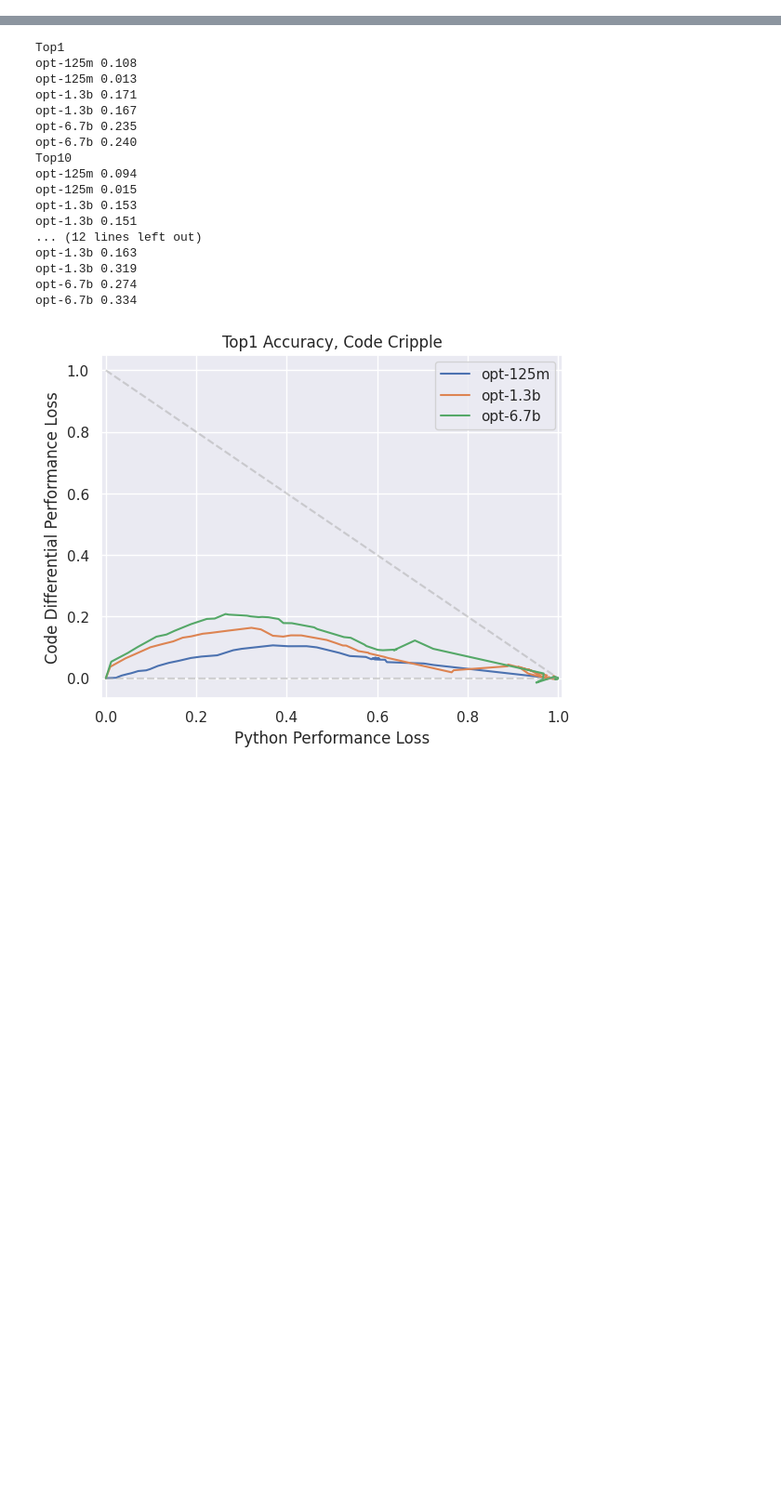
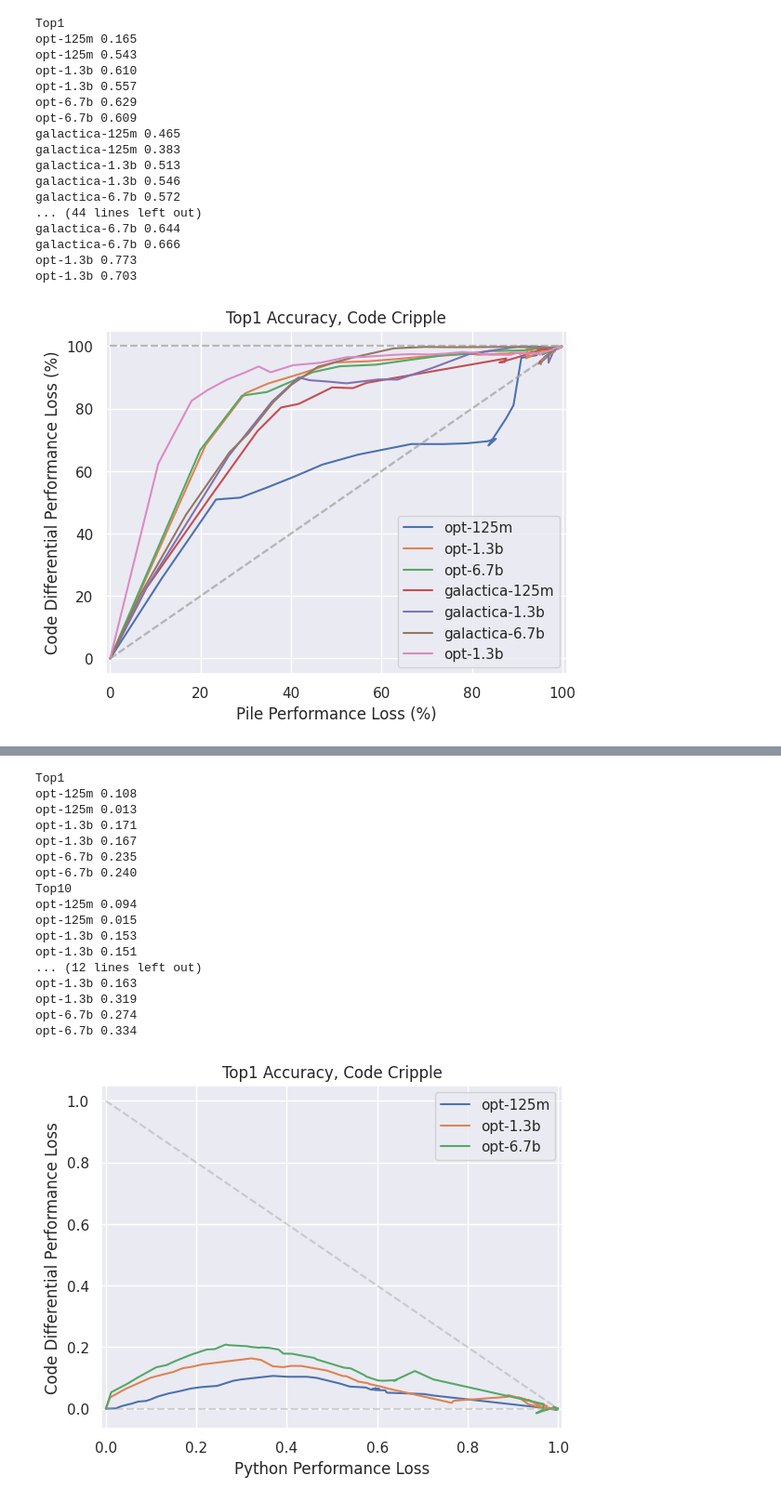
Before and after one commit to nickypro/separability, a Jupyter notebook: examples/analyse.ipynb, the cells around one changed output, grey strips where cells are left out. Shown at 93% size. Saved outputs shown, nothing was run; the diff lists cells and outputs as text; code cells hidden in the pictures; blank space fills up the shorter version.

```diff
--- a/examples/analyse.ipynb
+++ b/examples/analyse.ipynb
@@ -138,0 +182,22 @@ galactica-6.7b 0.666
+# %%
+
+plot_all_metrics_2(runs)
+# %% [output]
+Top1
+opt-125m 0.165
+opt-125m 0.543
+opt-1.3b 0.610
+opt-1.3b 0.557
+opt-6.7b 0.629
+opt-6.7b 0.609
+galactica-125m 0.465
+galactica-125m 0.383
+galactica-1.3b 0.513
+galactica-1.3b 0.546
+galactica-6.7b 0.572
+... (44 lines left out)
+galactica-6.7b 0.644
+galactica-6.7b 0.666
+opt-1.3b 0.773
+opt-1.3b 0.703
+[figure, added]
```
Also changed, not shown: parts of 3 cells of this notebook.
